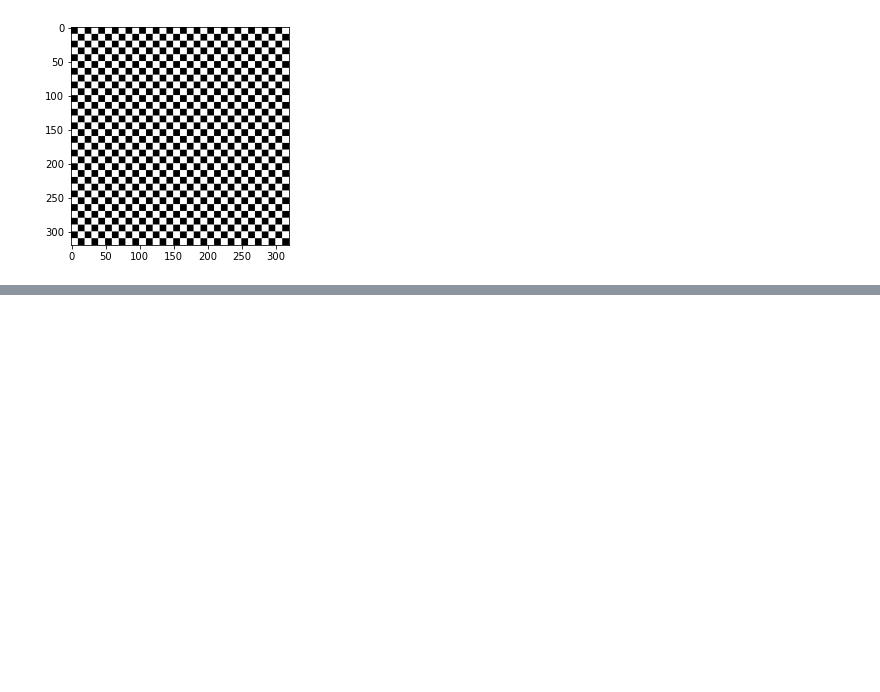
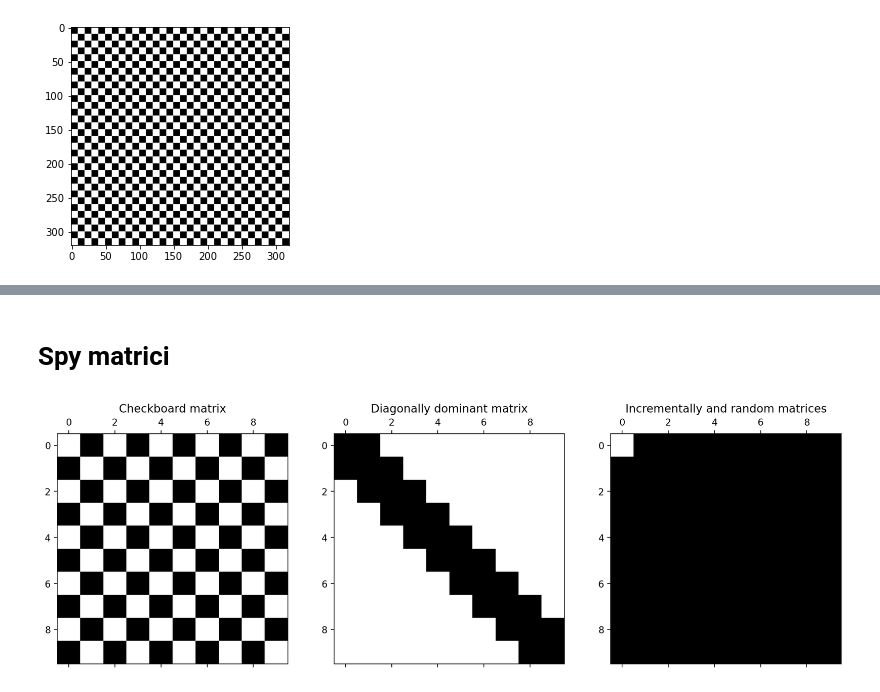
Before and after one commit to DanielSc4/numerical-algorithms-for-mathematical-modeling, a Jupyter notebook: Progetto Fourier analysis/Tests.ipynb, the cells around one changed output, grey strips where cells are left out. Saved outputs shown, nothing was run; the diff lists cells and outputs as text; code cells hidden in the pictures; blank space fills up the shorter version.

```diff
--- a/Progetto Fourier analysis/Tests.ipynb
+++ b/Progetto Fourier analysis/Tests.ipynb
@@ -93,0 +98,58 @@ plot_images_compare(img, c_img)
+# %% [markdown]
+# Spy matrici
+# %%
+### Creazione matrici
+import random
+
+
+def checkboard_matrix(n):
+    m = np.zeros((n, n))
+    odd_rows = n // 2
+    even_rows = int(np.ceil(n / 2))
+    m[1::2, ::2] = [[random.random() * 100 for j in range(even_rows)] for i in range(odd_rows)]
+    m[::2, 1::2] = [[random.random() * 100 for j in range(odd_rows)] for i in range(even_rows)]
+    return m
+
+def diagonally_dominant_matrix(n):
+    m = np.identity(n) * 3
+    for i in range(1, n):
+        m[i, i-1] = 1
+        m[i-1, i] = 1
+    return m
+
+def incrementally_matrix(n):
+    m = np.zeros((n, n))
+    for i in range(0,n):
+        for j in range(0, n): m[i, j] = i+j
+    return m
+
+fig = plt.figure(figsize=(15, 5), dpi = 200)
+ax = fig.add_subplot(1, 3, 1)
+plt.spy(
+    checkboard_matrix(10),
+    precision = 0,
+    marker = None,
+    markersize = None
+)
+ax.set_title('Checkboard matrix')
+
+ax = fig.add_subplot(1, 3, 2)
+plt.spy(
+    diagonally_dominant_matrix(10),
+    precision = 0,
+    marker = None,
+    markersize = None
+)
+ax.set_title('Diagonally dominant matrix')
+
+ax = fig.add_subplot(1, 3, 3)
+plt.spy(
+    incrementally_matrix(10),
+    precision = 0,
+    marker = None,
+    markersize = None
+)
+ax.set_title('Incrementally and random matrices')
+plt.show()
+# %% [output]
+[figure, added]
```
Also changed, not shown: parts of 2 cells of this notebook, 29 other files.
